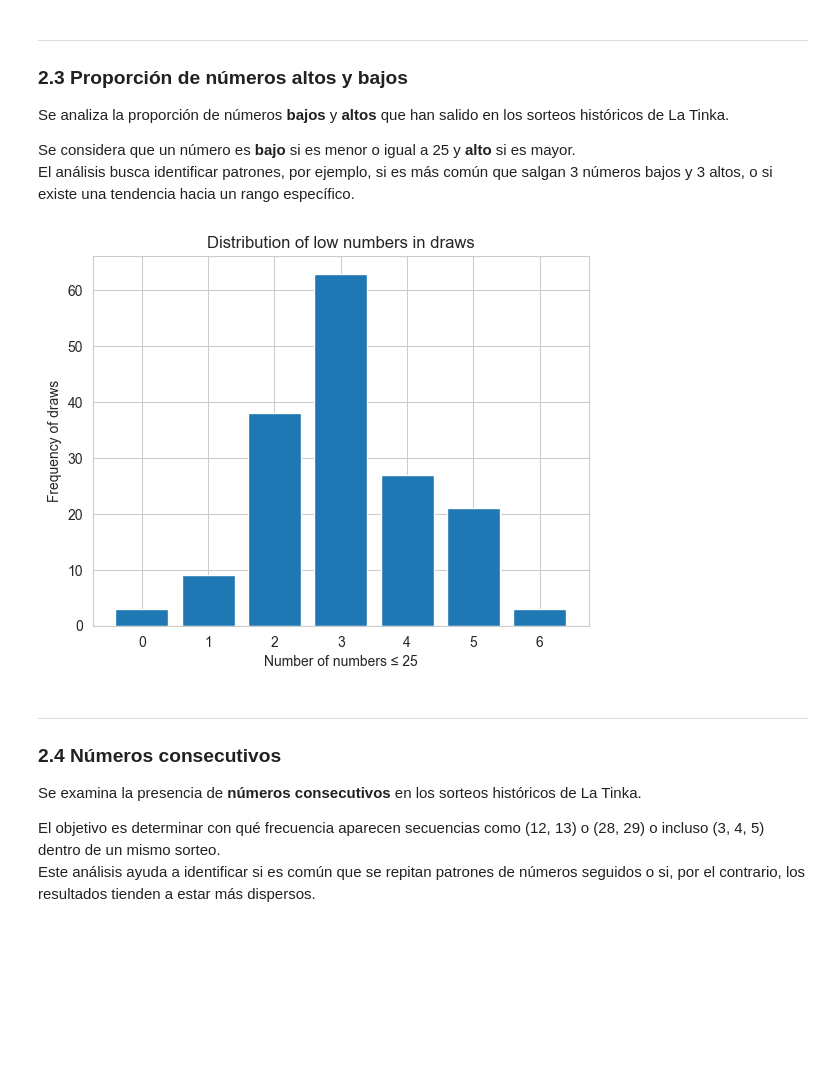
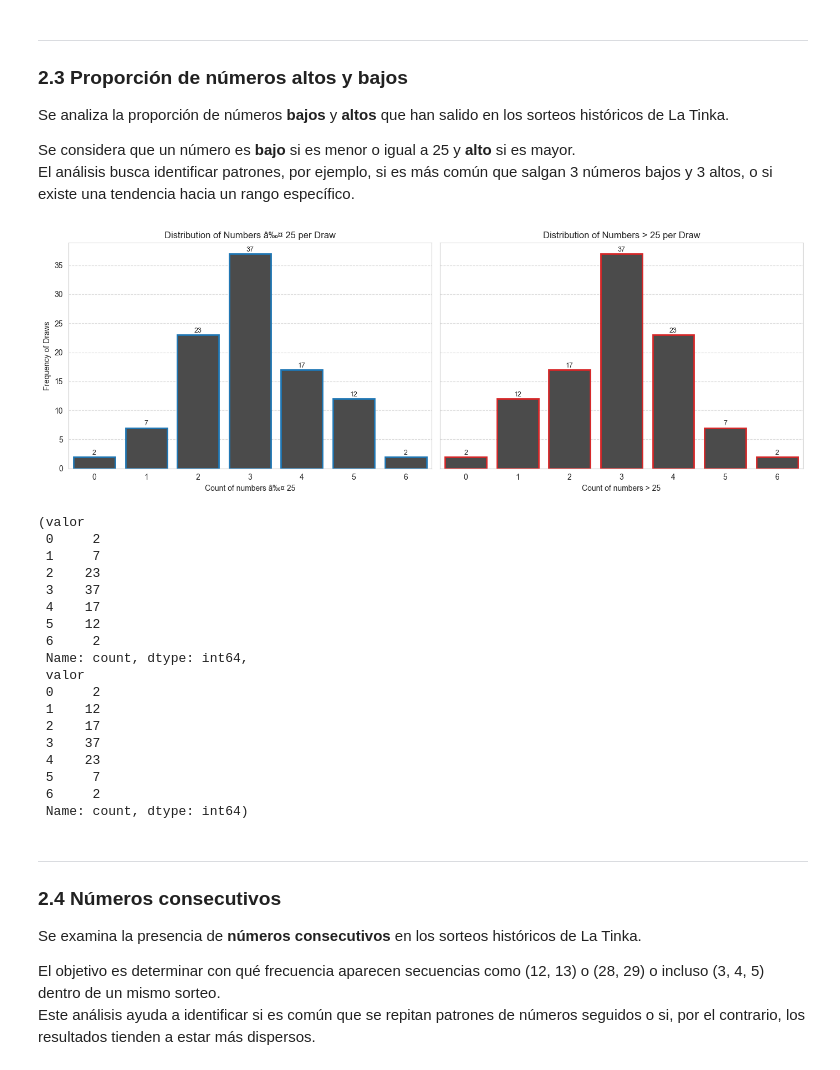
Before and after one commit to EmadScience31416/tinka-luck-model, a Jupyter notebook: Analysis/tinka_analysis.ipynb, the cells around one changed output. Saved outputs shown, nothing was run; the diff lists cells and outputs as text; code cells hidden in the pictures; blank space fills up the shorter version.

```diff
--- a/Analysis/tinka_analysis.ipynb
+++ b/Analysis/tinka_analysis.ipynb
@@ -165,9 +165,27 @@ Se analiza la proporción de números **bajos** y **altos** que han salido en lo
 Se considera que un número es **bajo** si es menor o igual a 25 y **alto** si es mayor.
 El análisis busca identificar patrones, por ejemplo, si es más común que salgan 3 números bajos y 3 altos, o si existe una tendencia hacia un rango específico.
 # %%
-low_high_distribution = analyze_low_high(df_tinka, split_point=25)
+analyze_low_high(df_tinka, split_point=25, last_n_games=100)
 # %% [output]
-[figure, old version]
+[figure, new version]
+(valor
+ 0     2
+ 1     7
+ 2    23
+ 3    37
+ 4    17
+ 5    12
+ 6     2
+ Name: count, dtype: int64,
+ valor
+ 0     2
+ 1    12
+ 2    17
+ 3    37
+ 4    23
+ 5     7
+ 6     2
+ Name: count, dtype: int64)
 # %% [markdown]
 ---
 ### 2.4 Números consecutivos
```
Also changed, not shown: parts of 1 cell of this notebook, 1 other file.
